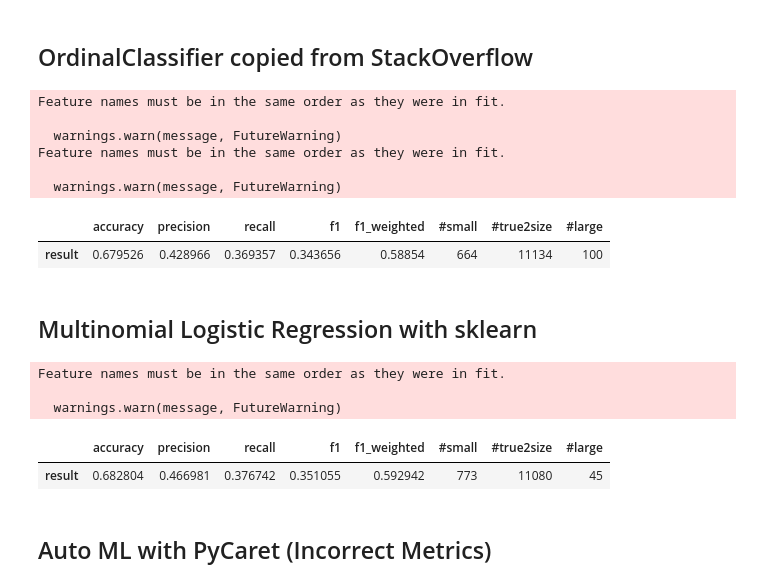
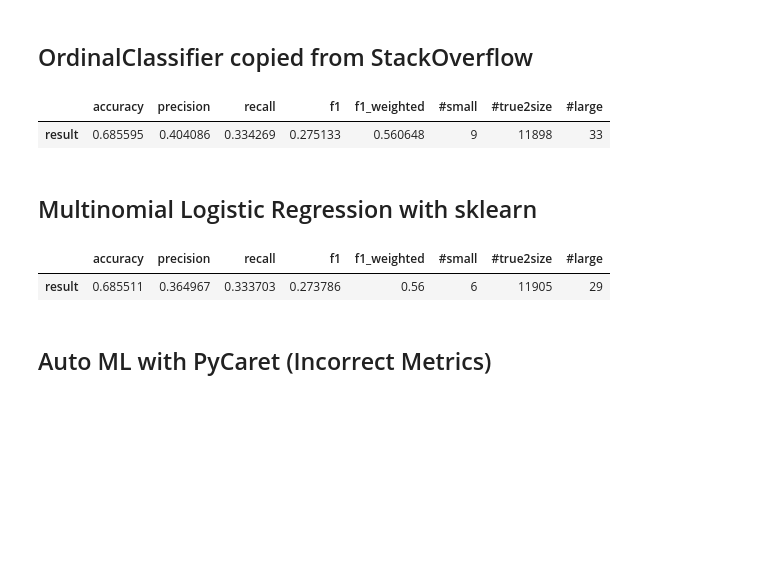
Before and after one commit to Dune-Z/Machine-Learning-Project, a Jupyter notebook: src/main.ipynb, the cells around one changed output. Cells and saved outputs as stored; diff of their text form; code cells hidden in the pictures; blank space fills up the shorter version.

```diff
--- a/src/main.ipynb
+++ b/src/main.ipynb
@@ -152,57 +182,48 @@ class OrdinalClassifier():
                 clf = clone(self.clf)
                 clf.fit(X, binary_y)
                 self.clfs[i] = clf
 
     def predict_proba(self, X):
         clfs_predict = {k: self.clfs[k].predict_proba(X) for k in self.clfs}
         predicted = []
         for i, y in enumerate(self.unique_class):
             if i == 0:
                 # V1 = 1 - Pr(y > V1)
                 predicted.append(1 - clfs_predict[i][:, 1])
             elif i in clfs_predict:
                 # Vi = Pr(y > Vi-1) - Pr(y > Vi)
                 predicted.append(clfs_predict[i - 1][:, 1] -
                                  clfs_predict[i][:, 1])
             else:
                 # Vk = Pr(y > Vk-1)
                 predicted.append(clfs_predict[i - 1][:, 1])
         return np.vstack(predicted).T
 
     def predict(self, X):
         return np.argmax(self.predict_proba(X), axis=1)
 
 
-model = OrdinalClassifier(LogisticRegression(max_iter=1000))
+model = OrdinalClassifier(LogisticRegression(max_iter=2000))
 model.fit(train_df_prep.drop('fit', axis=1), train_df_prep['fit'])
 y_pred = model.predict(test_df_prep.drop('fit', axis=1))
 
 evaluate_model(test_df_prep['fit'], y_pred)
 # %% [output]
-Feature names must be in the same order as they were in fit.
-
-  warnings.warn(message, FutureWarning)
-Feature names must be in the same order as they were in fit.
-
-  warnings.warn(message, FutureWarning)
 |  | accuracy | precision | recall | f1 | f1_weighted | #small | #true2size | #large |
-| result | 0.679526 | 0.428966 | 0.369357 | 0.343656 | 0.58854 | 664 | 11134 | 100 |
+| result | 0.685595 | 0.404086 | 0.334269 | 0.275133 | 0.560648 | 9 | 11898 | 33 |
 # %% [markdown]
 ## Multinomial Logistic Regression with sklearn
 # %%
 from sklearn.linear_model import LogisticRegression
 
-model = LogisticRegression(max_iter=1000)
+model = LogisticRegression(max_iter=2000)
 model.fit(train_df_prep.drop('fit', axis=1), train_df_prep['fit'])
 y_pred = model.predict(test_df_prep.drop('fit', axis=1))
 
 evaluate_model(test_df_prep['fit'], y_pred)
 # %% [output]
-Feature names must be in the same order as they were in fit.
-
-  warnings.warn(message, FutureWarning)
 |  | accuracy | precision | recall | f1 | f1_weighted | #small | #true2size | #large |
-| result | 0.682804 | 0.466981 | 0.376742 | 0.351055 | 0.592942 | 773 | 11080 | 45 |
+| result | 0.685511 | 0.364967 | 0.333703 | 0.273786 | 0.56 | 6 | 11905 | 29 |
 # %% [markdown]
 ## Auto ML with PyCaret (Incorrect Metrics)
 # %%
```
Also changed, not shown: parts of 8 cells of this notebook, 3 other files.
